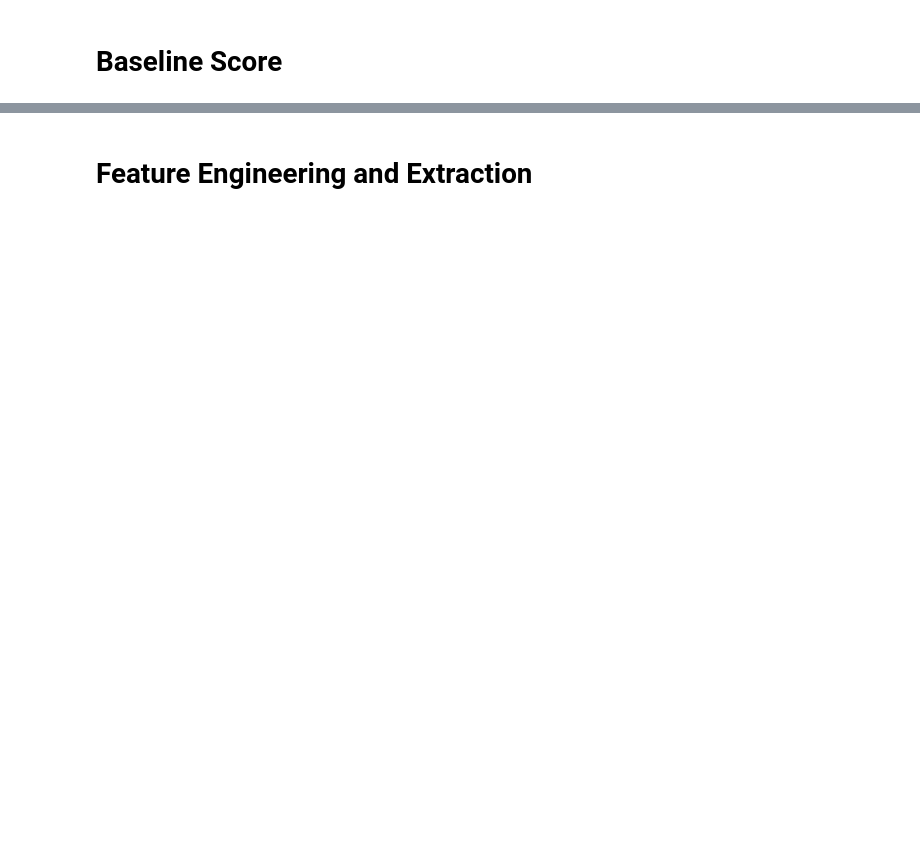
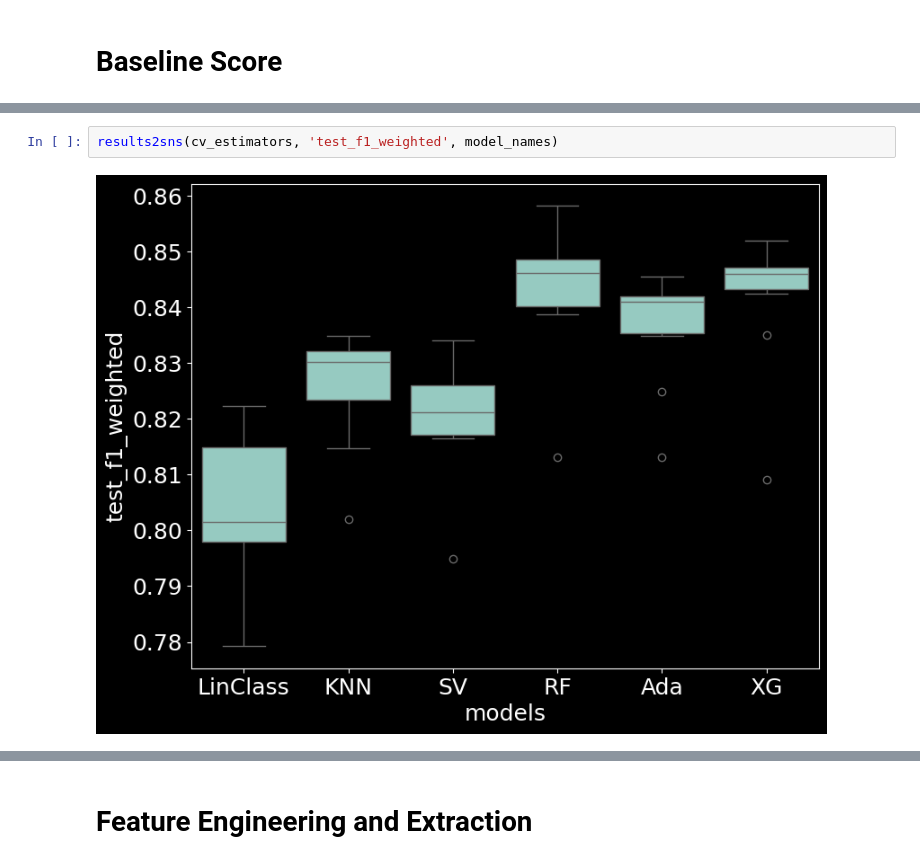
Before and after one commit to VinylBr/DeepLearningvsML_TBResistancePrediction, a Jupyter notebook: Project_184026002.ipynb, the cells around one changed output, grey strips where cells are left out. Saved outputs shown, nothing was run; the diff lists cells and outputs as text; blank space fills up the shorter version.

```diff
--- a/Project_184026002.ipynb
+++ b/Project_184026002.ipynb
@@ -456,0 +616,4 @@ get_val_train_curve(Grid_RF, param_grid, classification = True)
+# %%
+results2sns(cv_estimators, 'test_f1_weighted', model_names)
+# %% [output]
+[figure, added]
```
Also changed, not shown: parts of 134 cells of this notebook.
